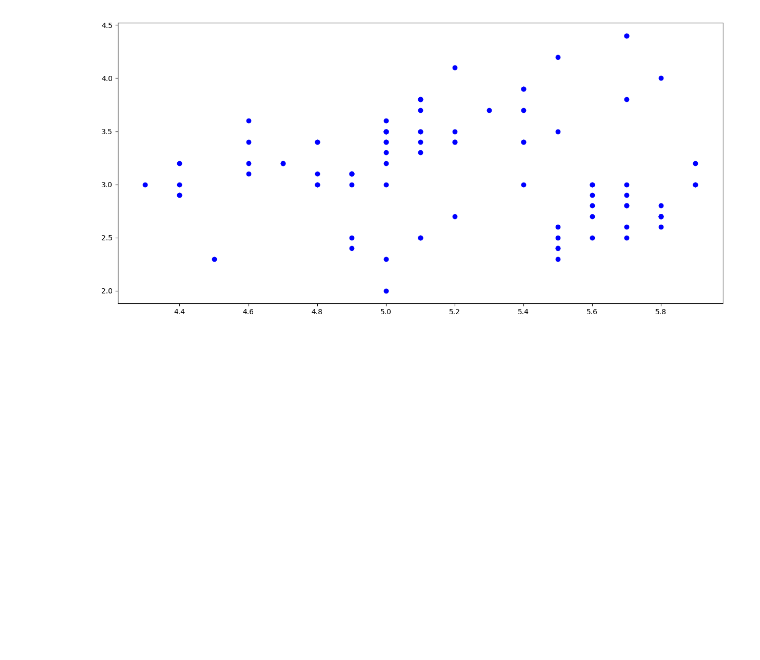
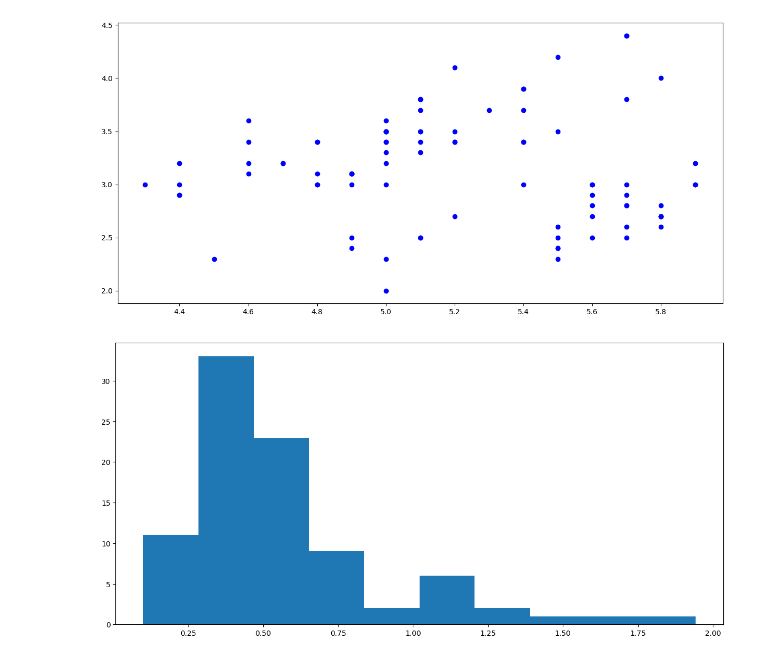
Before and after one commit to hodge-py/Outlier-Detection, a Jupyter notebook: Outlier Detection.ipynb, the cells around one changed output. Drawn from its saved outputs; the diff is of its cells as text; code cells hidden in the pictures; blank space fills up the shorter version.

```diff
--- a/Outlier Detection.ipynb
+++ b/Outlier Detection.ipynb
@@ -170,3 +170,12 @@ plt.scatter(cluster1[:, 0], cluster1[:, 1], c='blue')
 # %% [output]
 <matplotlib.collections.PathCollection at 0x...>
 [figure]
+# %%
+test, testDis = main(cluster1,y,5)
+# %%
+newOut = generateArr(testDis)
+# %%
+plt.hist(newOut)
+plt.show()
+# %% [output]
+[figure, added]
```
Also changed, not shown: parts of 2 cells of this notebook.
